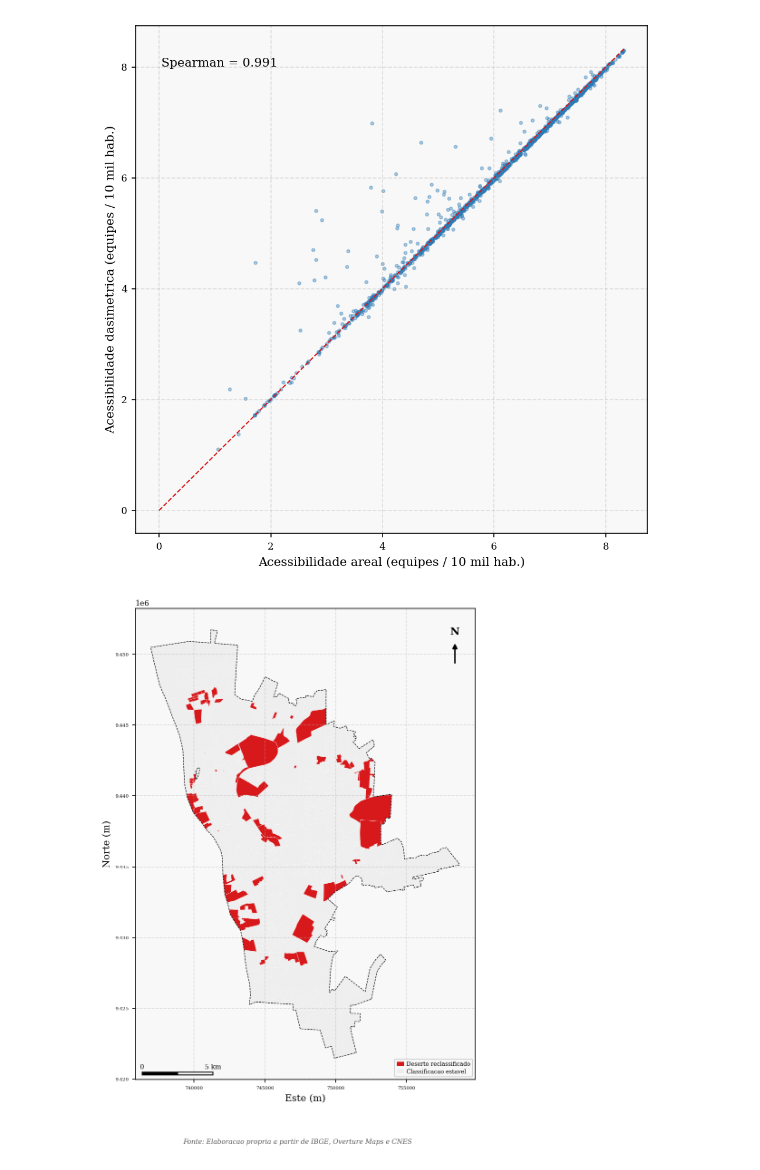
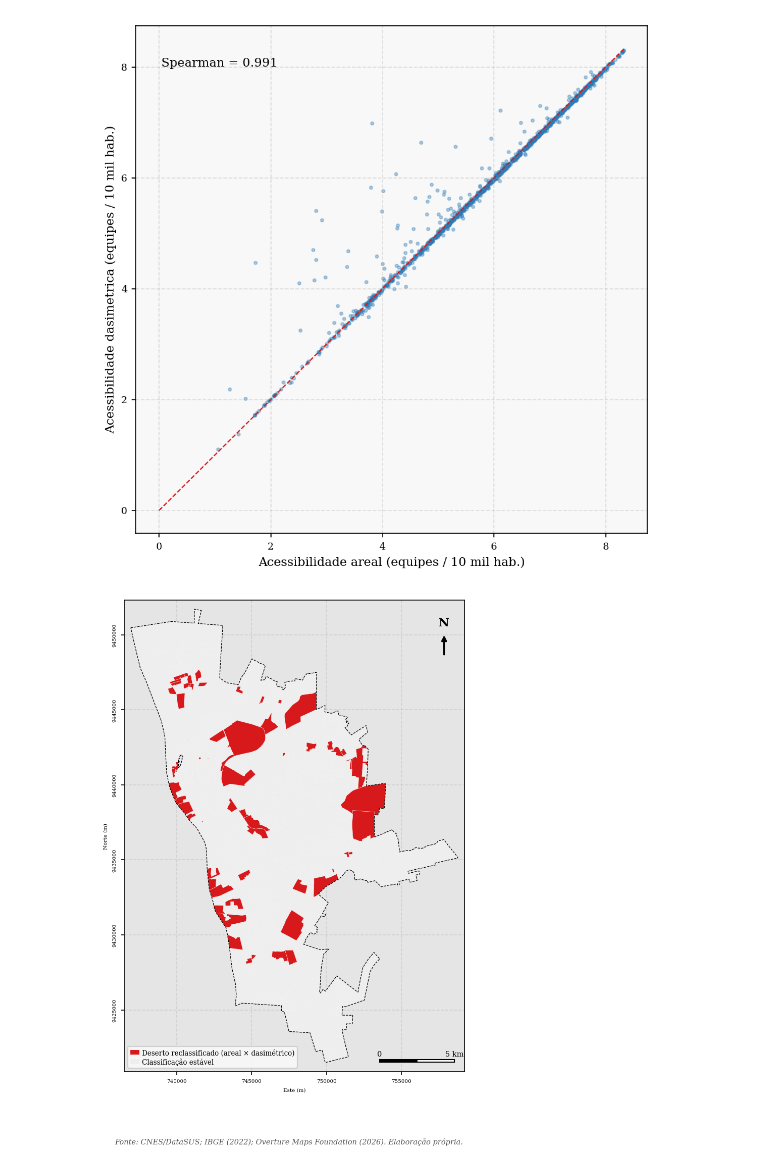
Before and after one commit to felipedantas-pi/ae2sfca-ubs, a Jupyter notebook: notebooks/05.2_Robustez_Dasimetrica.ipynb, the cells around one changed output. Drawn from its saved outputs; the diff is of its cells as text; code cells hidden in the pictures.

```diff
--- a/notebooks/05.2_Robustez_Dasimetrica.ipynb
+++ b/notebooks/05.2_Robustez_Dasimetrica.ipynb
@@ -71,7 +72,6 @@ Carregamos a população por setor (com a guarda contra os falsos zeros do sigil
 # %%
 # -- 2. SETORES: populacao (com guarda 'X'->0) -------------------------------
 setores = gpd.read_parquet(INT_MALHA / "teresina_setoresCensitarios_DadosCompletos.parquet").to_crs(CRS_METRICO)
-setores = setores.rename(columns={"V01006_demog": "populacao"})
 setores["populacao"] = pd.to_numeric(setores["populacao"], errors="coerce")
 setores.loc[setores["populacao"].fillna(0) <= 0, "populacao"] = np.nan   # sigilo -> ausente
 setores["setor_area"] = setores.geometry.area
@@ -240,22 +240,22 @@ plt.show()
 # %% [output]
 [figure]
 # %%
-# -- 8. FIGURA: setores que mudam de classificacao de deserto ----------------
+# -- 8. FIGURA: setores que mudam de classificação de deserto ----------------
 setores["mudou"] = setores["deserto_areal"] != setores["deserto_dasi"]
-zona = gpd.read_parquet(EXT_IBGE / "teresina_zonaUrbana_utm.parquet").to_crs(CRS_METRICO)
+gdf_zu = gpd.read_parquet(EXT_IBGE / "teresina_zonaUrbana_utm.parquet").to_crs(CRS_METRICO)
 
-fig, ax = plt.subplots(figsize=(9, 9))
-setores.plot(ax=ax, color="#EEEEEE", edgecolor="white", linewidth=0.1)
-setores[setores["mudou"]].plot(ax=ax, color="#D7191C", edgecolor="white", linewidth=0.2,
-                               label="Reclassificado")
-zona.boundary.plot(ax=ax, color="black", ls="--", lw=0.6)
-from matplotlib.patches import Patch
-ax.legend(handles=[Patch(facecolor="#D7191C", label="Deserto reclassificado"),
-                   Patch(facecolor="#EEEEEE", label="Classificacao estavel")],
-          loc="lower right", framealpha=0.9)
-moldura_mapa(ax, "", "Elaboracao propria a partir de IBGE, Overture Maps e CNES")
-barra_escala(ax); seta_norte(ax)
+fig, ax = plt.subplots(figsize=(5.8, 8.3)); ax.set_facecolor("#E5E5E5")
+setores.plot(ax=ax, color="#EEEEEE", edgecolor="white", linewidth=0.1, zorder=2)
+setores[setores["mudou"]].plot(ax=ax, color="#D7191C", edgecolor="white", linewidth=0.2, zorder=3)
+gdf_zu.boundary.plot(ax=ax, color="black", ls="--", lw=0.6, zorder=4)
+ax.legend(handles=[Patch(facecolor="#D7191C", label="Deserto reclassificado (areal × dasimétrico)"),
+                   Patch(facecolor="#EEEEEE", label="Classificação estável")],
+          loc="lower left", fontsize=6.5, framealpha=0.9)
+ajustar_zoom_camada(ax, setores, margem=0.02)
+moldura_mapa(ax, "", FONTE_PADRAO)
+formatar_eixos_mapa(ax, fontsize=5)
+barra_escala(ax, frac_x=0.75, frac_y=0.02); seta_norte(ax)
 fig.savefig(FIGURAS_NB / "nb052_robustez_dasi_reclassificados.png", dpi=300, bbox_inches="tight")
 plt.show()
 # %% [output]
-[figure, old version]
+[figure, new version]
```
Also changed, not shown: parts of 1 cell of this notebook, 1 other file.
